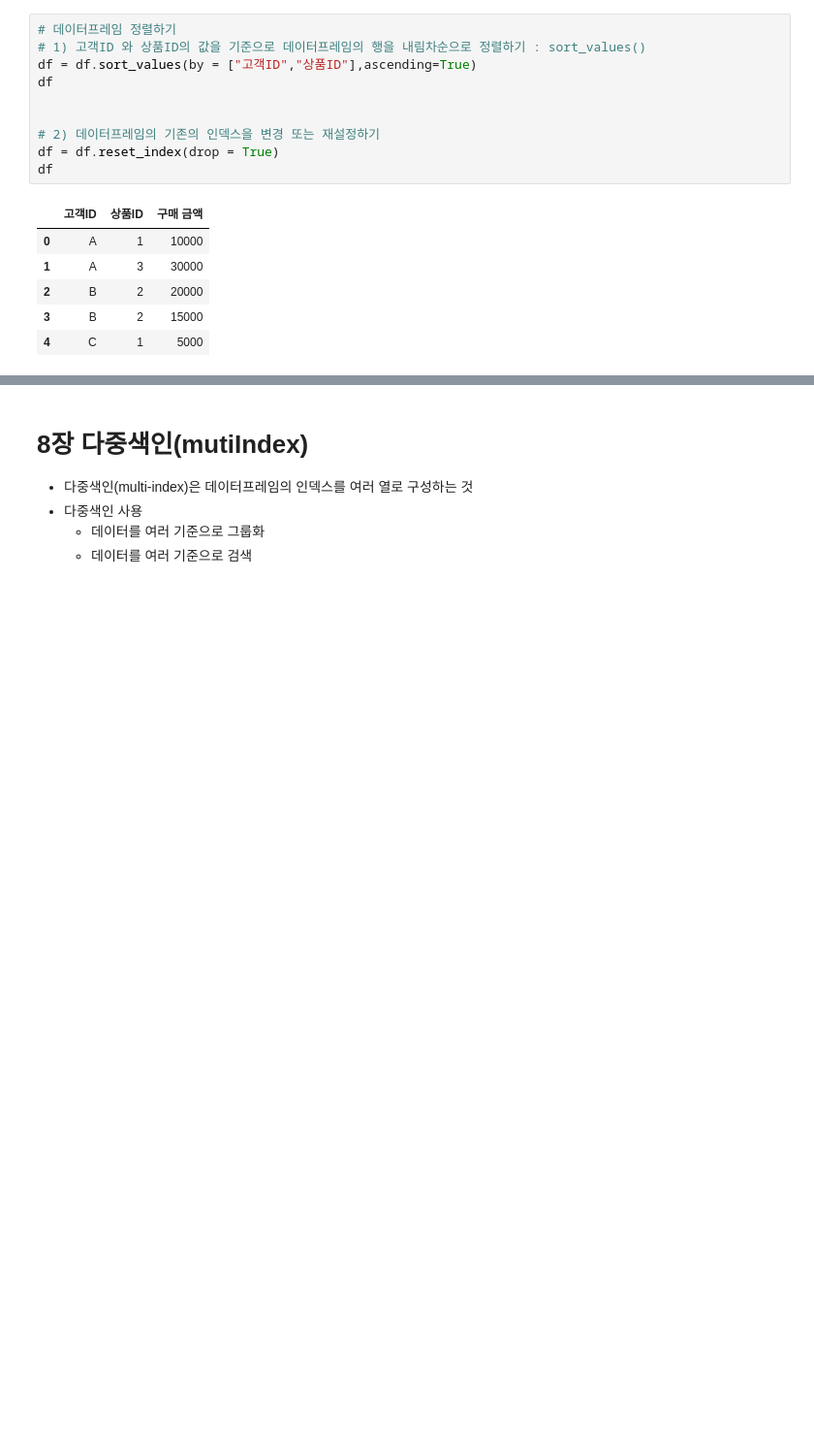
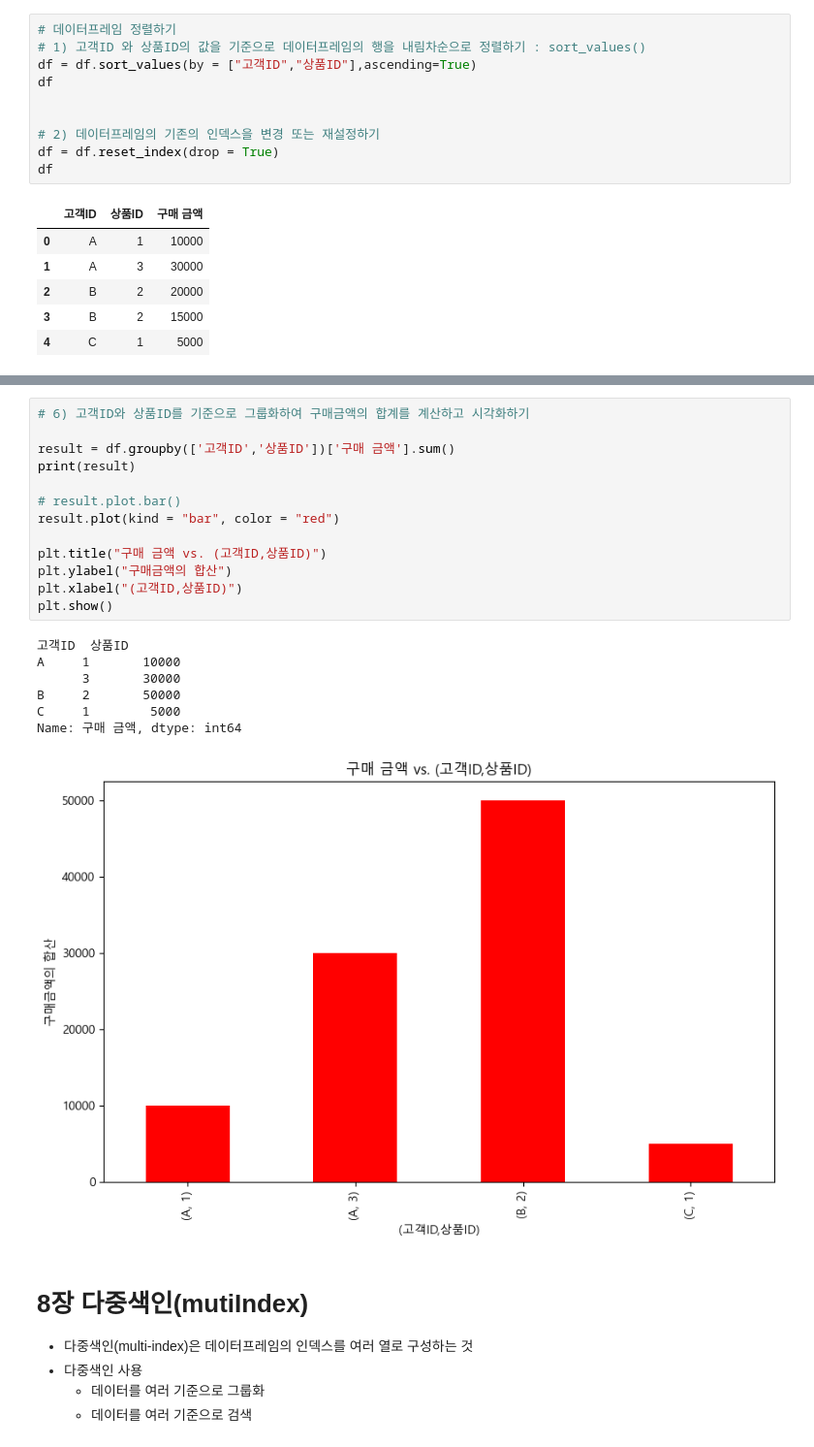
Before and after one commit to cybercherrybomb/python_basic_2_1, a Jupyter notebook: python_basic_2-main/data_analysis_05_01_class.ipynb, the cells around one changed output, grey strips where cells are left out. Shown: that part at 97% size. Drawn from its saved outputs; the diff is of its cells as text; blank space fills up the shorter version.

```diff
--- a/python_basic_2-main/data_analysis_05_01_class.ipynb
+++ b/python_basic_2-main/data_analysis_05_01_class.ipynb
@@ -213,3 +257,24 @@ df
+# %%
+# 6) 고객ID와 상품ID를 기준으로 그룹화하여 구매금액의 합계를 계산하고 시각화하기
+
+result = df.groupby(['고객ID','상품ID'])['구매 금액'].sum()
+print(result)
+
+# result.plot.bar()
+result.plot(kind = "bar", color = "red")
+
+plt.title("구매 금액 vs. (고객ID,상품ID)")
+plt.ylabel("구매금액의 합산")
+plt.xlabel("(고객ID,상품ID)")
+plt.show()
+# %% [output]
+고객ID  상품ID
+A     1       10000
+      3       30000
+B     2       50000
+C     1        5000
+Name: 구매 금액, dtype: int64
+[figure, added]
 # %% [markdown]
 # 8장 다중색인(mutiIndex)
 * 다중색인(multi-index)은 데이터프레임의 인덱스를 여러 열로 구성하는 것
```
Also changed, not shown: parts of 24 cells of this notebook, 3 other files.
